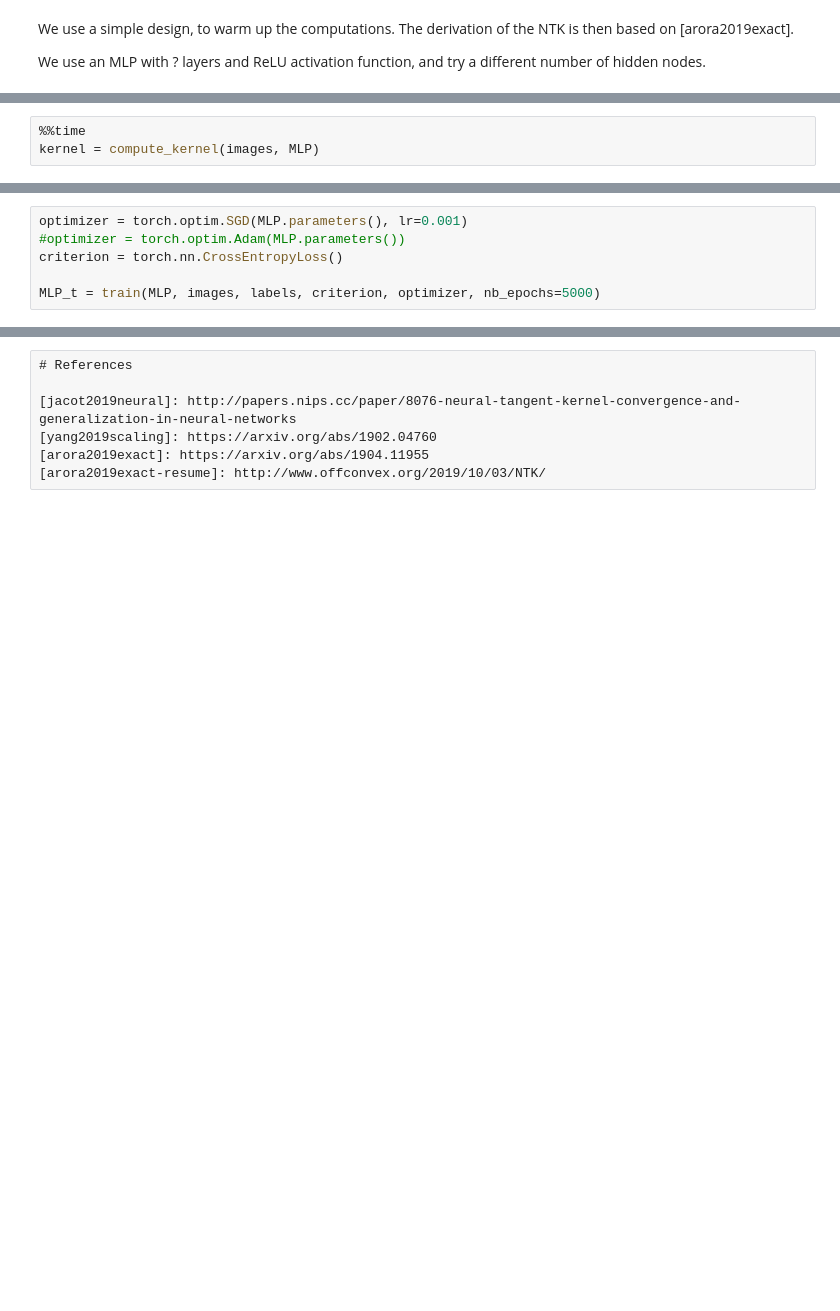
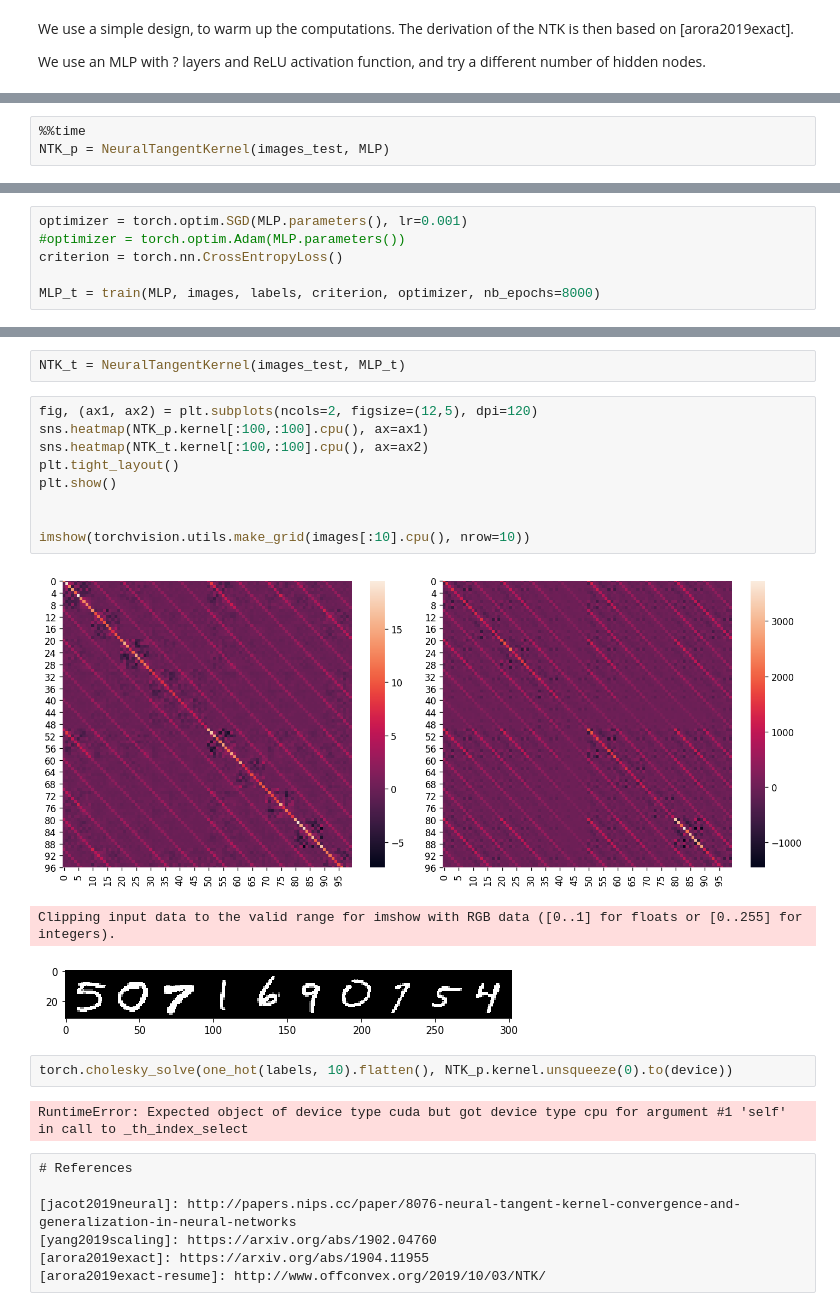
Before and after one commit to WilliamCappelletti/CNTK, a Jupyter notebook: src/notebooks/CNTK.ipynb, the cells around one changed output, grey strips where cells are left out. Drawn from its saved outputs; the diff is of its cells as text; blank space fills up the shorter version.

```diff
--- a/src/notebooks/CNTK.ipynb
+++ b/src/notebooks/CNTK.ipynb
@@ -204,4 +167,4 @@ MLP = nn.Sequential(nn.Flatten(), nn.Linear(784, n_hidden_nodes),
 # %%
 %%time
-kernel = compute_kernel(images, MLP)
+NTK_p = NeuralTangentKernel(images_test, MLP)
 # %% [output]
@@ -244,7 +179,7 @@ optimizer = torch.optim.SGD(MLP.parameters(), lr=0.001)
 #optimizer = torch.optim.Adam(MLP.parameters())
 criterion = torch.nn.CrossEntropyLoss()
 
-MLP_t = train(MLP, images, labels, criterion, optimizer, nb_epochs=5000)
+MLP_t = train(MLP, images, labels, criterion, optimizer, nb_epochs=8000)
 # %% [output]
 [interactive output not drawn]
 # %%
@@ -270,3 +205,22 @@ Prediction :     6 5 6 0 6 5 2 9
+# %%
+NTK_t = NeuralTangentKernel(images_test, MLP_t)
+# %%
+fig, (ax1, ax2) = plt.subplots(ncols=2, figsize=(12,5), dpi=120)
+sns.heatmap(NTK_p.kernel[:100,:100].cpu(), ax=ax1)
+sns.heatmap(NTK_t.kernel[:100,:100].cpu(), ax=ax2)
+plt.tight_layout()
+plt.show()
+
+
+imshow(torchvision.utils.make_grid(images[:10].cpu(), nrow=10))
+# %% [output]
+[figure, added]
+Clipping input data to the valid range for imshow with RGB data ([0..1] for floats or [0..255] for integers).
+[figure, added]
+# %%
+torch.cholesky_solve(one_hot(labels, 10).flatten(), NTK_p.kernel.unsqueeze(0).to(device))
+# %% [output]
+RuntimeError: Expected object of device type cuda but got device type cpu for argument #1 'self' in call to _th_index_select
 # %% [raw]
 # References
 
```
Also changed, not shown: parts of 17 cells of this notebook, 4 other files.
